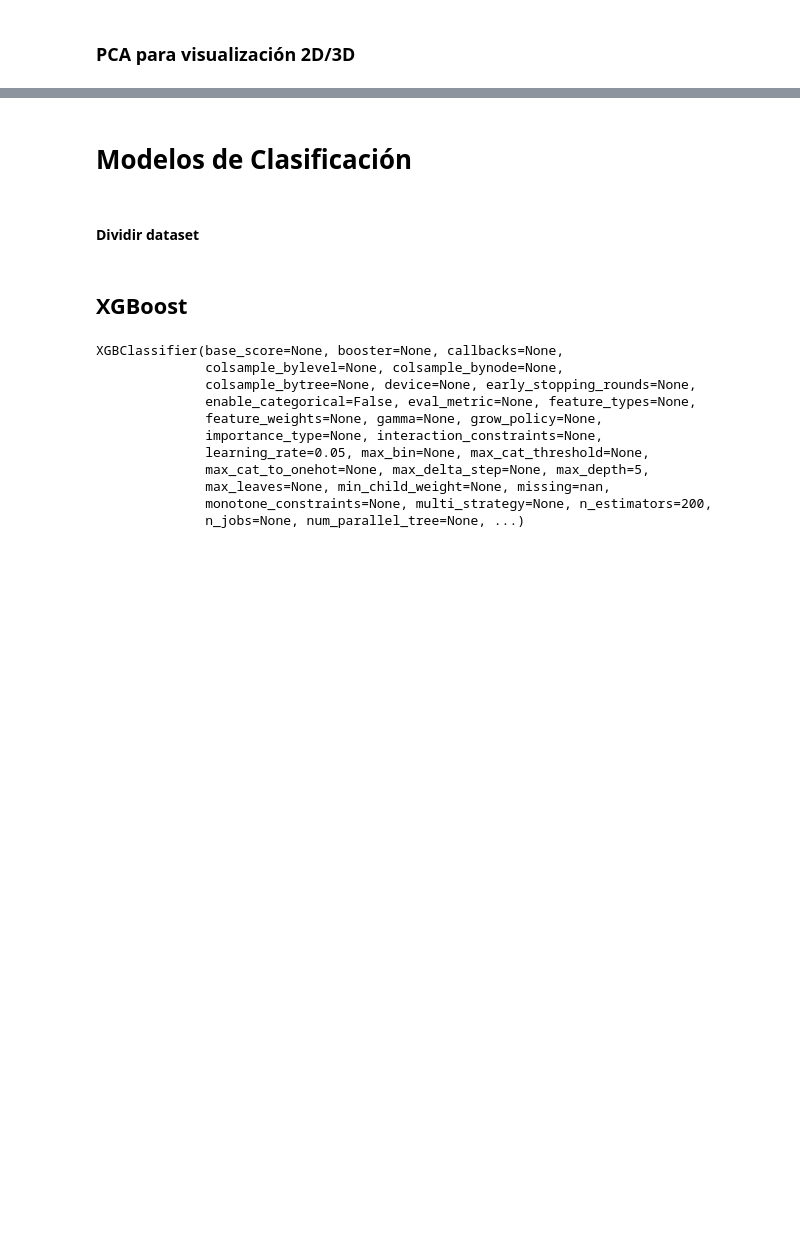
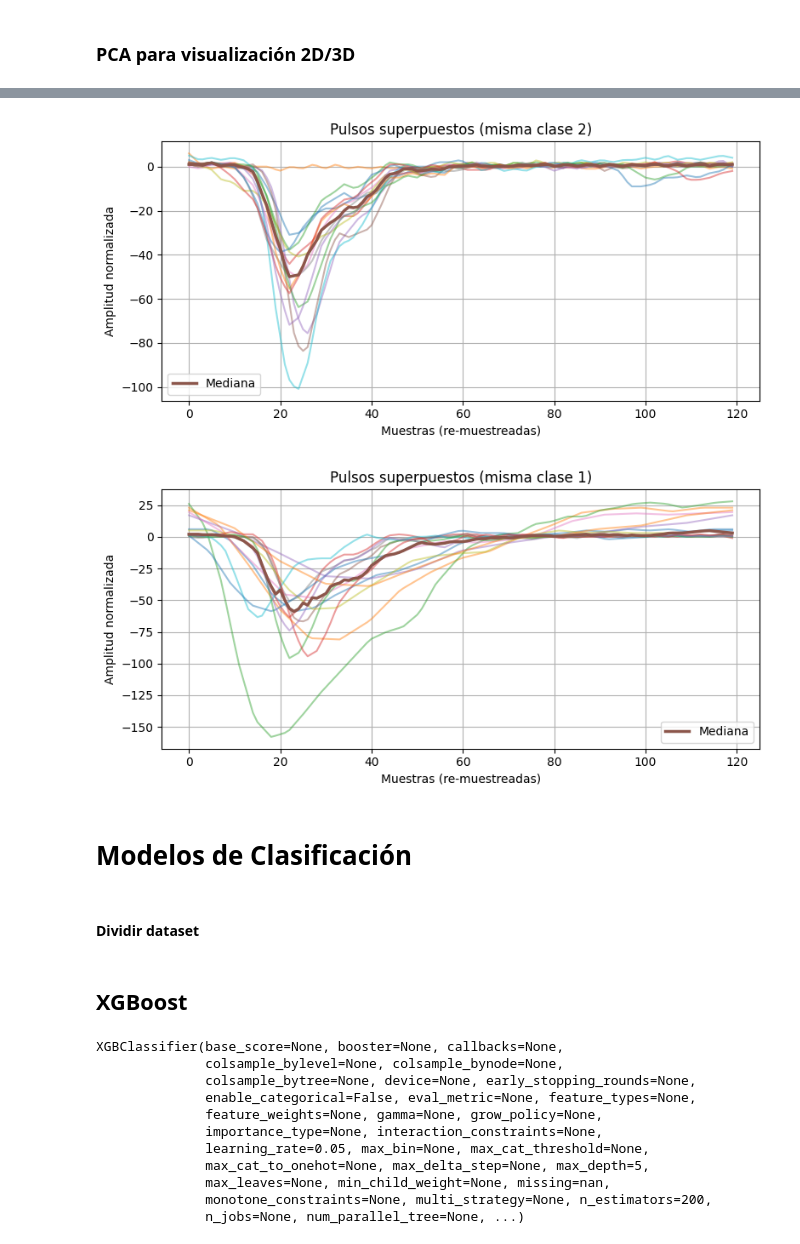
Before and after one commit to ECFM-USAC/LAGO_data_model, a Jupyter notebook: notebooks/Modelado.ipynb, the cells around one changed output, grey strips where cells are left out. Drawn from its saved outputs; the diff is of its cells as text; code cells hidden in the pictures; blank space fills up the shorter version.

```diff
--- a/notebooks/Modelado.ipynb
+++ b/notebooks/Modelado.ipynb
@@ -60,3 +177,20 @@ plt.title("PCA 3D"); plt.show()
+# %%
+compare_pulse_segments_overlay(
+    segments, labels,
+    mode='same', classes=[2],
+    n=15, n_before=20, n_after=40,
+    align='min', normalize=True, resample_len=120, show_median=True
+)
+
+compare_pulse_segments_overlay(
+    segments, labels,
+    mode='same', classes=[1],
+    n=15, n_before=20, n_after=40,
+    align='min', normalize=True, resample_len=120, show_median=True
+)
+# %% [output]
+[figure, added]
+[figure, added]
 # %% [markdown]
 # Modelos de  Clasificación
 # %% [markdown]
```
Also changed, not shown: parts of 14 cells of this notebook, 2 other files.
